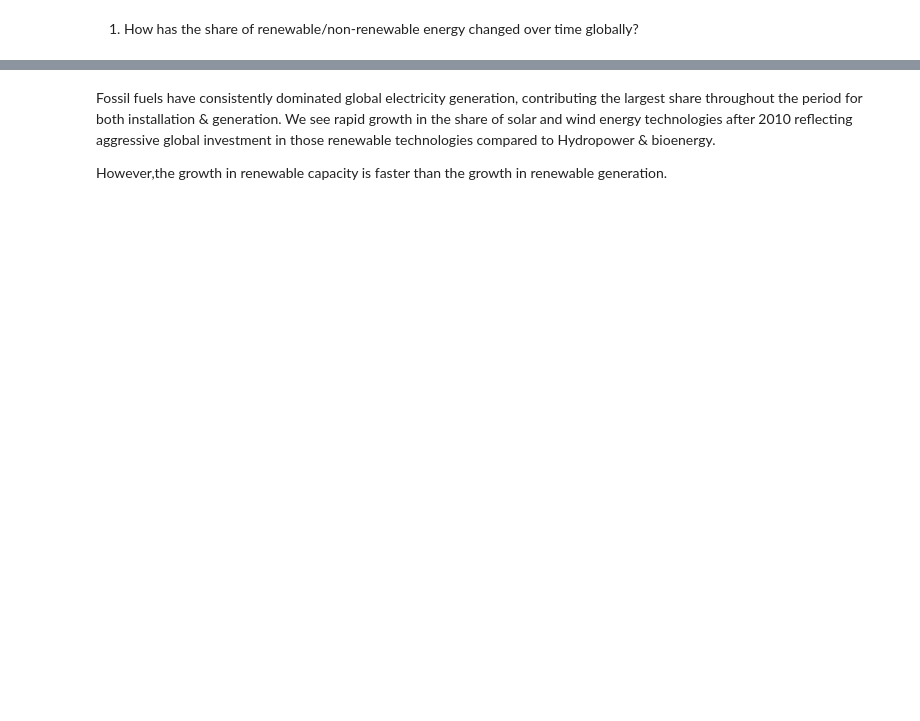
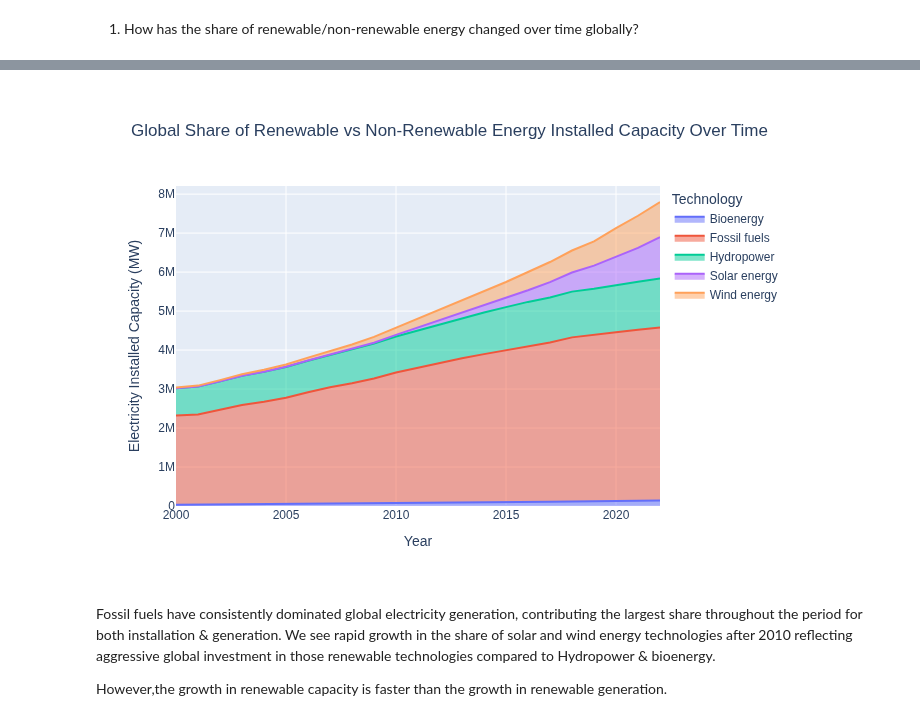
Before and after one commit to Aung-Seth-Pai/global-energy-transition, a Jupyter notebook: project_archive/notebooks/02_EDA_old.ipynb, the cells around one changed output, grey strips where cells are left out. Cells and saved outputs as stored; diff of their text form; code cells hidden in the pictures; blank space fills up the shorter version.

```diff
--- a/project_archive/notebooks/02_EDA_old.ipynb
+++ b/project_archive/notebooks/02_EDA_old.ipynb
@@ -69,9 +80,12 @@ fig.show()
 # %%
 # Plot Global Electricity Generation Over Time
 fig = px.area(world_energy, x='Year', y='Electricity Installed Capacity', color='Technology', line_group='Energy_Type',
                   title='Global Share of Renewable vs Non-Renewable Energy Installed Capacity Over Time')
 fig.update_layout(xaxis_title='Year', yaxis_title='Electricity Installed Capacity (MW)')
-fig.show()
+# fig.show()
+save_static_img(fig, f"{figure_dir}/global_capacity_share_over_time.png")
+# %% [output]
+[figure, added]
 # %% [markdown]
 Fossil fuels have consistently dominated global electricity generation, contributing the largest share throughout the period for both installation & generation. We see rapid growth in the share of solar and wind energy technologies after 2010 reflecting aggressive global investment in those renewable technologies compared to Hydropower & bioenergy.
 
```
Also changed, not shown: parts of 6 cells of this notebook, 5 other files.
